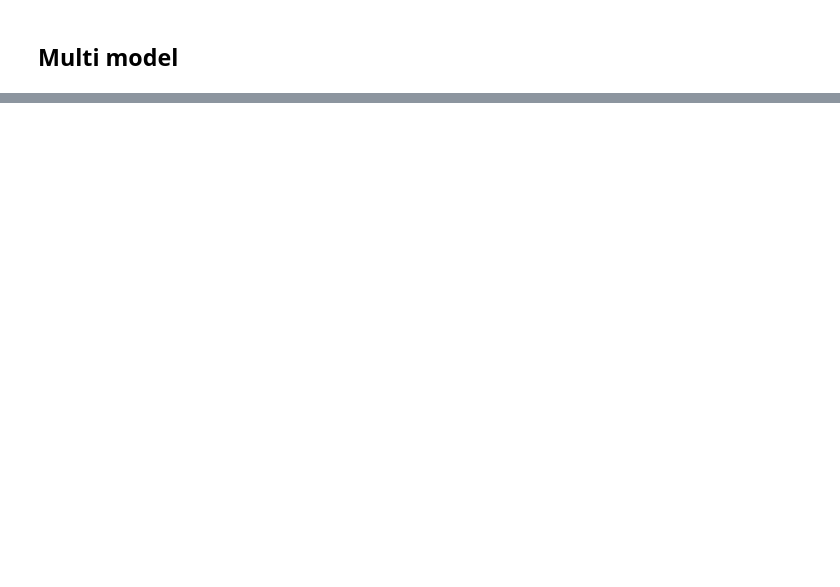
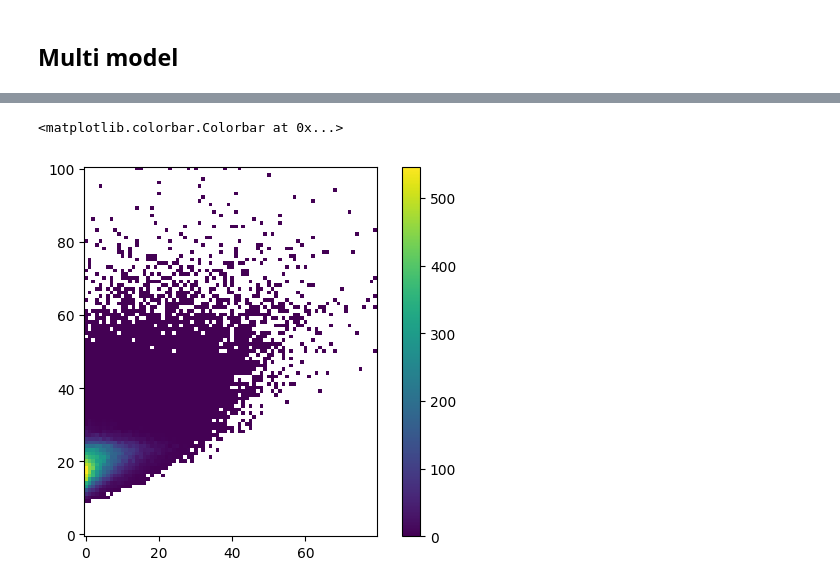
Before and after one commit to 19carenso/tempest, a Jupyter notebook: article/fig_1&2.ipynb, the cells around one changed output, grey strips where cells are left out. Cells and saved outputs as stored; diff of their text form; code cells hidden in the pictures; blank space fills up the shorter version.

```diff
--- a/article/fig_1&2.ipynb
+++ b/article/fig_1&2.ipynb
@@ -346,0 +512,29 @@ Axes(0.125,0.821489;0.292453x0.0585106)
+# %%
+def compute_conditional_data_over_density(self, data = None, mask = None, plot_func = np.nanmean):
+    var_days = list(data.days.values)
+    prec_days = list(self.prec.days.values)
+    days_filter = np.array([prec_day in var_days for prec_day in prec_days])
+
+    n_i, n_j = self.bincount.shape
+    data_over_density = np.full(shape=(n_i,n_j), fill_value=np.nan)
+
+    for d2 in range(n_j):
+        for d1 in range(n_i):
+            data_where_joint_bin = self.get_mask_yxt(d1, d2, var_days=var_days)
+            if mask is not None :
+                data_where_joint_bin = np.logical_and(data_where_joint_bin, mask[:,:,days_filter])
+            else :
+                data_where_joint_bin = data_where_joint_bin[:,:,days_filter]
+
+            if np.any(data_where_joint_bin==True):
+                to_mean = data.where(data_where_joint_bin)
+                if not np.all(np.isnan(to_mean)):
+                    data_over_density[d1, d2] = plot_func(to_mean)
+
+    return data_over_density
+# %%
+for jd in jds :
+    print("a")
+    arr = jd.prec.threshold_cond_alpha_85_Prec < 10
+    inf10_jdensity = compute_conditional_data_over_density(jd, arr, plot_func = np.sum)
+    print(np.nansum(inf10_jdensity[jd.dist1.ranks>90,:])/np.nansum(jd.bincount[jd.dist1.ranks>90,:]))
@@ -346,0 +550,6 @@ Axes(0.125,0.821489;0.292453x0.0585106)
+# %%
+plt.imshow(inf10_jdensity[jd.dist1.ranks>90,:].T, origin = 'lower')
+plt.colorbar()
+# %% [output]
+<matplotlib.colorbar.Colorbar at 0x...>
+[figure, added]
```
Also changed, not shown: parts of 13 cells of this notebook, 12 other files.
